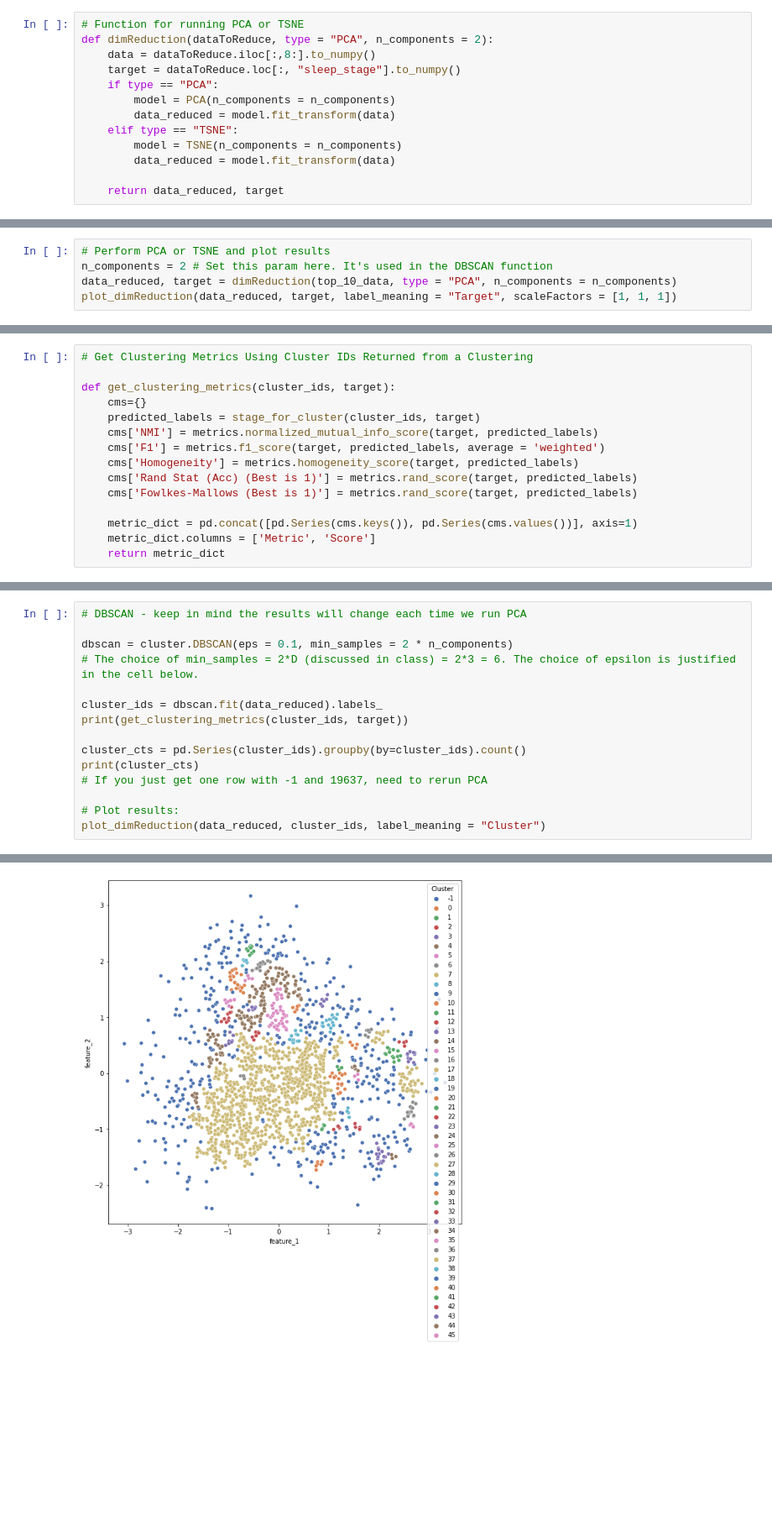
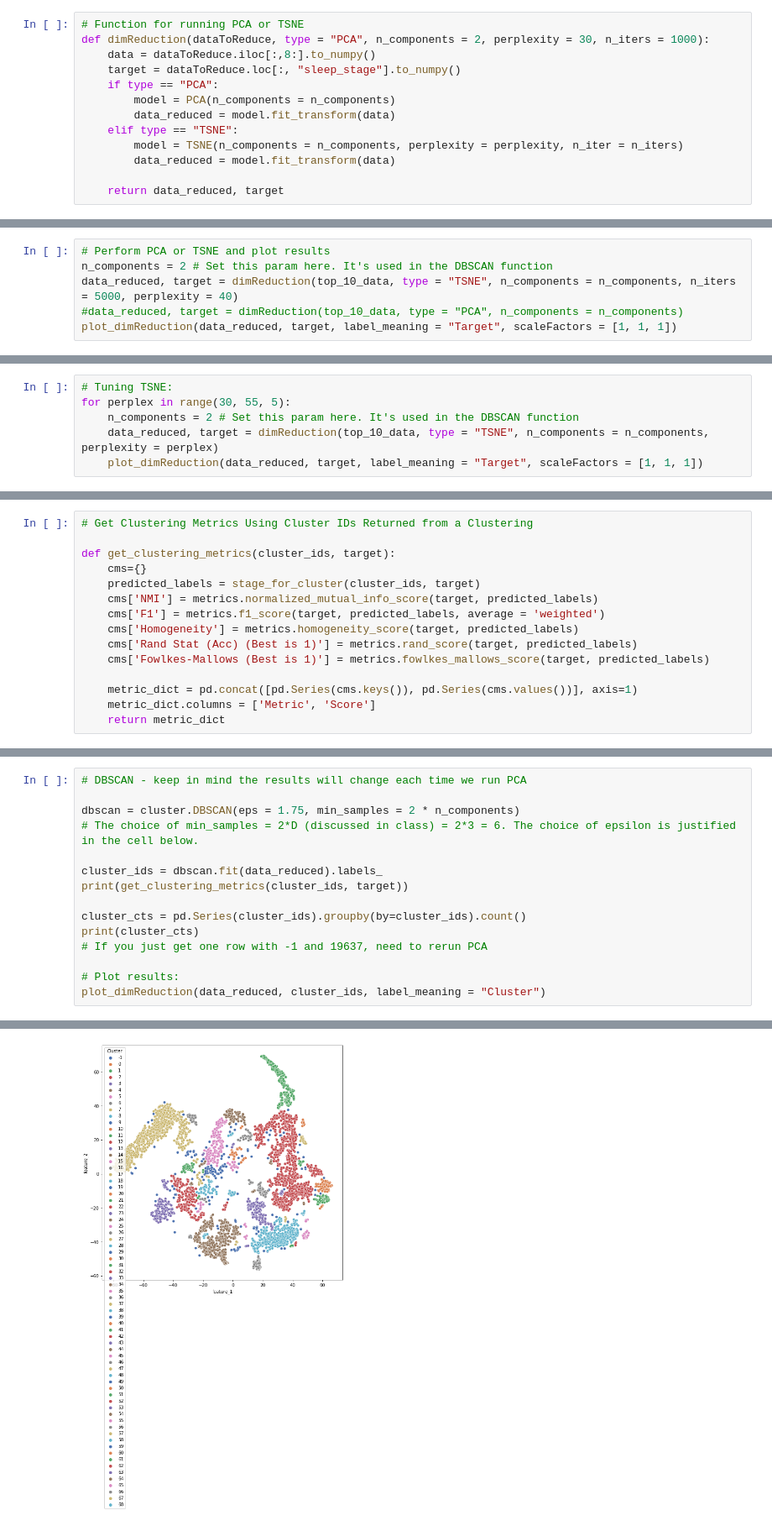
Before and after one commit to brycegsmith/psg_project, a Jupyter notebook: main2.ipynb, the cells around one changed output, grey strips where cells are left out. Shown at 84% size. Saved outputs shown, nothing was run; the diff lists cells and outputs as text; blank space fills up the shorter version.

Commit message:
Fixed FM stat. Added loop to try TSNE with different perplexity values.

```diff
--- a/main2.ipynb
+++ b/main2.ipynb
@@ -414,13 +416,13 @@ print(target_columnscore)
 # %%
 # Function for running PCA or TSNE
-def dimReduction(dataToReduce, type = "PCA", n_components = 2):
+def dimReduction(dataToReduce, type = "PCA", n_components = 2, perplexity = 30, n_iters = 1000):
     data = dataToReduce.iloc[:,8:].to_numpy()
     target = dataToReduce.loc[:, "sleep_stage"].to_numpy()
     if type == "PCA":
         model = PCA(n_components = n_components)
         data_reduced = model.fit_transform(data)
     elif type == "TSNE":
-        model = TSNE(n_components = n_components)
+        model = TSNE(n_components = n_components, perplexity = perplexity, n_iter = n_iters)
         data_reduced = model.fit_transform(data)
 
     return data_reduced, target
@@ -515,6 +526,7 @@ def plot_dimReduction(dataToPlot, label, label_meaning = "target", scaleFactors
 # %%
 # Perform PCA or TSNE and plot results
 n_components = 2 # Set this param here. It's used in the DBSCAN function
-data_reduced, target = dimReduction(top_10_data, type = "PCA", n_components = n_components)
+data_reduced, target = dimReduction(top_10_data, type = "TSNE", n_components = n_components, n_iters = 5000, perplexity = 40)
+#data_reduced, target = dimReduction(top_10_data, type = "PCA", n_components = n_components)
 plot_dimReduction(data_reduced, target, label_meaning = "Target", scaleFactors = [1, 1, 1])
 # %% [output]
@@ -522,0 +535,6 @@ Number of Outliers Removed: 1
+# %%
+# Tuning TSNE:
+for perplex in range(30, 55, 5):
+    n_components = 2 # Set this param here. It's used in the DBSCAN function
+    data_reduced, target = dimReduction(top_10_data, type = "TSNE", n_components = n_components, perplexity = perplex)
+    plot_dimReduction(data_reduced, target, label_meaning = "Target", scaleFactors = [1, 1, 1])
@@ -546,7 +575,7 @@ def get_clustering_metrics(cluster_ids, target):
     cms['F1'] = metrics.f1_score(target, predicted_labels, average = 'weighted')
     cms['Homogeneity'] = metrics.homogeneity_score(target, predicted_labels)
     cms['Rand Stat (Acc) (Best is 1)'] = metrics.rand_score(target, predicted_labels)
-    cms['Fowlkes-Mallows (Best is 1)'] = metrics.rand_score(target, predicted_labels)
+    cms['Fowlkes-Mallows (Best is 1)'] = metrics.fowlkes_mallows_score(target, predicted_labels)
 
     metric_dict = pd.concat([pd.Series(cms.keys()), pd.Series(cms.values())], axis=1)
     metric_dict.columns = ['Metric', 'Score']
@@ -568,7 +597,7 @@ Text(0, 0.5, '4th Nearest Neighbor')
 # %%
 # DBSCAN - keep in mind the results will change each time we run PCA
 
-dbscan = cluster.DBSCAN(eps = 0.1, min_samples = 2 * n_components)
+dbscan = cluster.DBSCAN(eps = 1.75, min_samples = 2 * n_components)
 # The choice of min_samples = 2*D (discussed in class) = 2*3 = 6. The choice of epsilon is justified in the cell below.
 
 cluster_ids = dbscan.fit(data_reduced).labels_
@@ -601,4 +632,4 @@ Number of Outliers Removed: 27
-[figure, old version]
+[figure, new version]
 # %%
 # Function Used to Determine a Good Value of Epsilon
 
```
Also changed, not shown: parts of 9 cells of this notebook.
